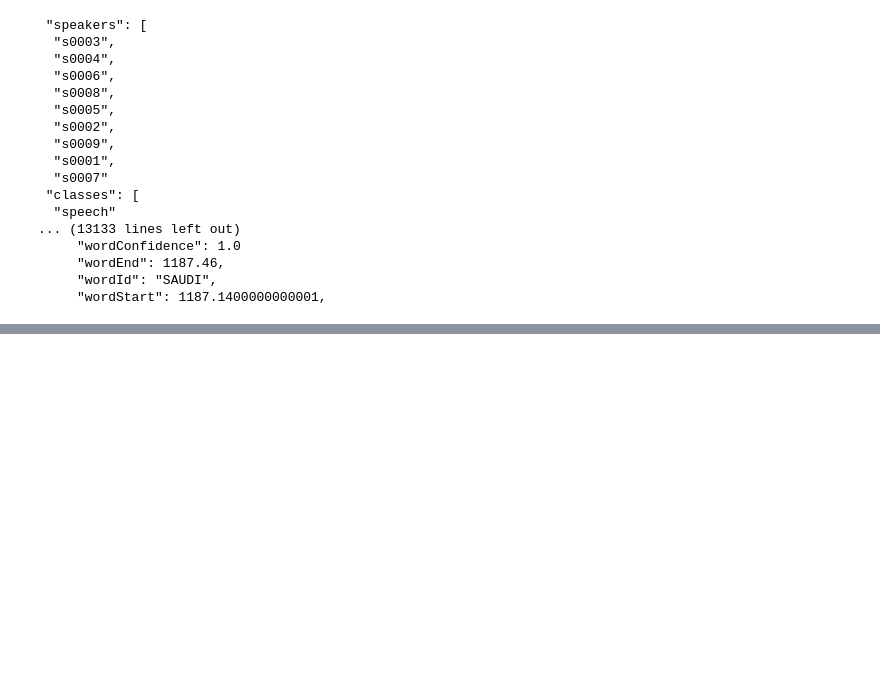
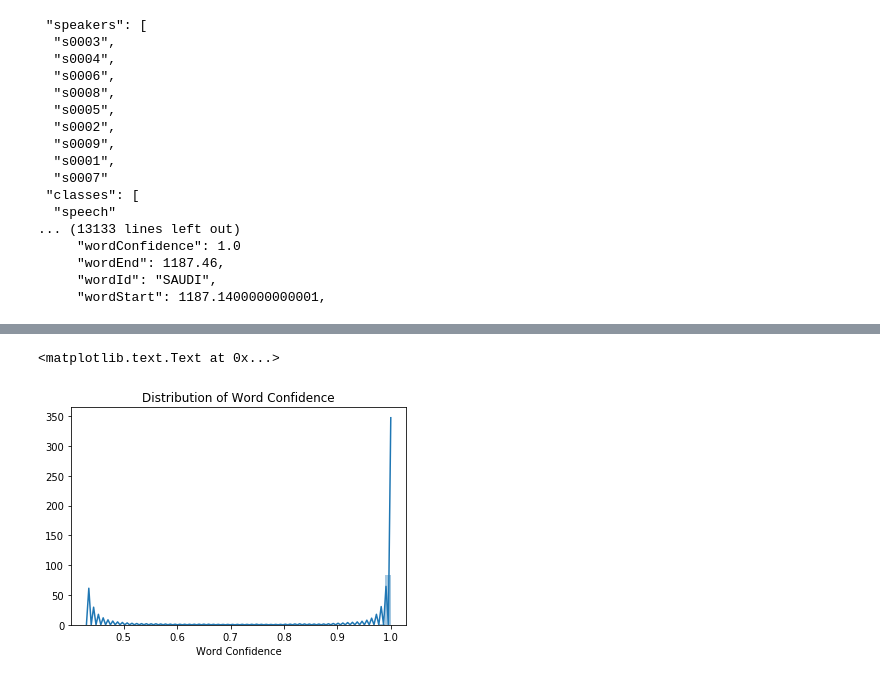
Before and after one commit to MarkWilliams93/DS4D-Assignment-2-3-4, a Jupyter notebook: Mark's Notebook.ipynb, the cells around one changed output, grey strips where cells are left out. Cells and saved outputs as stored; diff of their text form; code cells hidden in the pictures; blank space fills up the shorter version.

```diff
--- a/Mark's Notebook.ipynb
+++ b/Mark's Notebook.ipynb
@@ -48,11 +48,11 @@ words = data['segments'][0]
 # %%
 word_list = []
 confidence_list  = []
-new_frame = pd.DataFrame()
+datawc = pd.DataFrame()
 for i in words:
     for word in i['spokenWords']:
         word_list.append(word['wordId'])
         confidence_list.append(word['wordConfidence'])
     #print(i['spokenWords'][0]['wordId'])
-new_frame['word'] = word_list
-new_frame['confidence'] = confidence_list
+datawc['word'] = word_list
+datawc['confidence'] = confidence_list
@@ -79,0 +80,9 @@ new_frame
+# %%
+import seaborn as sns, numpy as np
+%matplotlib inline
+x = pd.Series(datawc['confidence'], name="Word Confidence")
+chart = sns.distplot(x)
+chart.set_title('Distribution of Word Confidence')
+# %% [output]
+<matplotlib.text.Text at 0x...>
+[figure, added]
```
Also changed, not shown: parts of 2 cells of this notebook.
